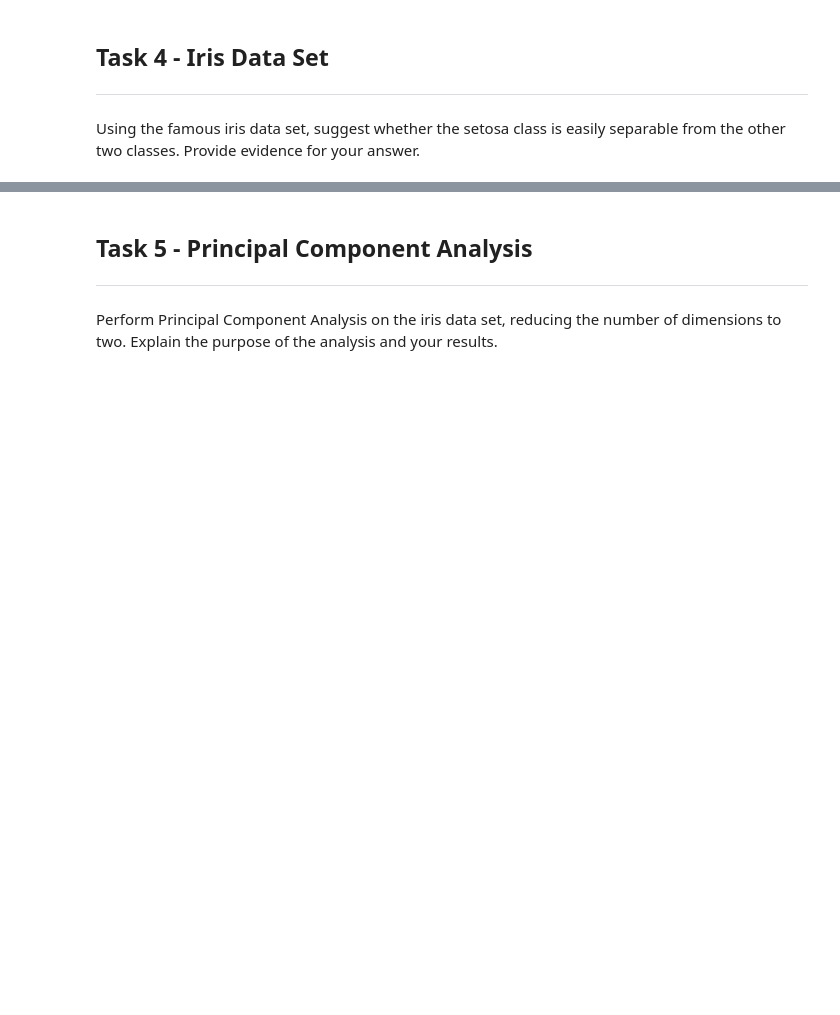
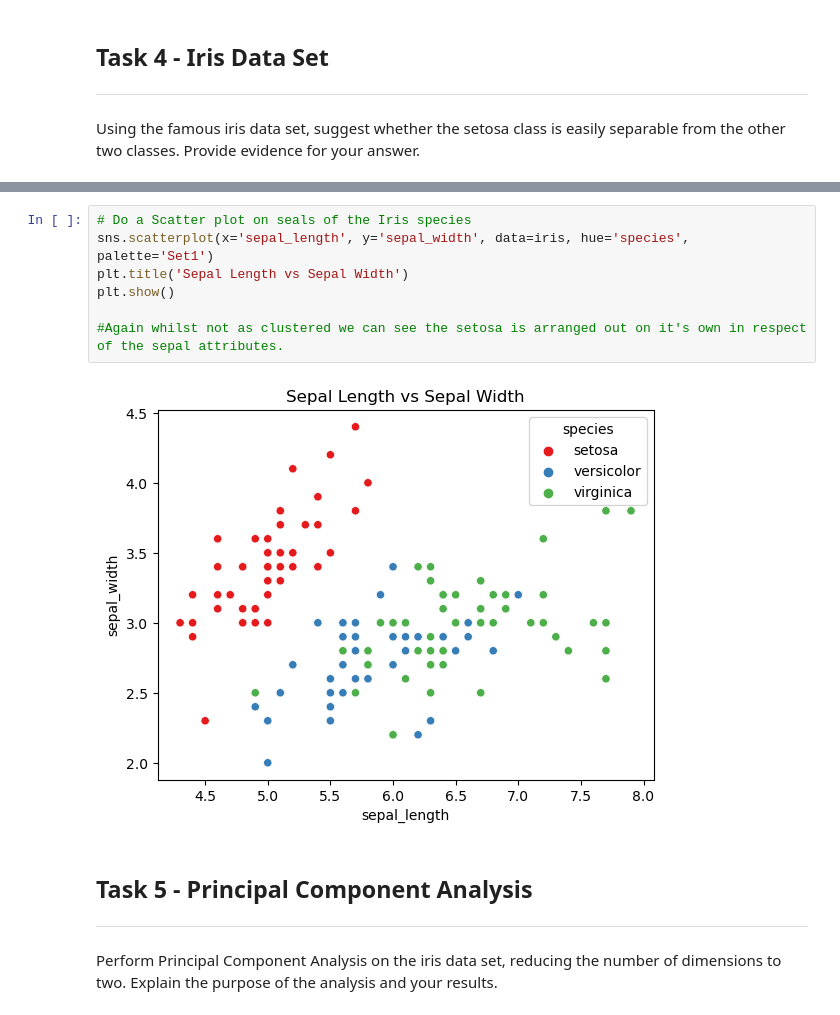
Before and after one commit to SaydsC/Machine-Learning-and-Statistics-Project_2023, a Jupyter notebook: tasks.ipynb, the cells around one changed output, grey strips where cells are left out. Cells and saved outputs as stored; diff of their text form; blank space fills up the shorter version.

```diff
--- a/tasks.ipynb
+++ b/tasks.ipynb
@@ -370,3 +434,12 @@ Provide evidence for your answer.
+# %%
+# Do a Scatter plot on seals of the Iris species
+sns.scatterplot(x='sepal_length', y='sepal_width', data=iris, hue='species', palette='Set1')
+plt.title('Sepal Length vs Sepal Width')
+plt.show()
+
+#Again whilst not as clustered we can see the setosa is arranged out on it's own in respect of the sepal attributes.
+# %% [output]
+[figure, added]
 # %% [markdown]
 ## Task 5 - Principal Component Analysis
 ***
```
Also changed, not shown: parts of 13 cells of this notebook.
